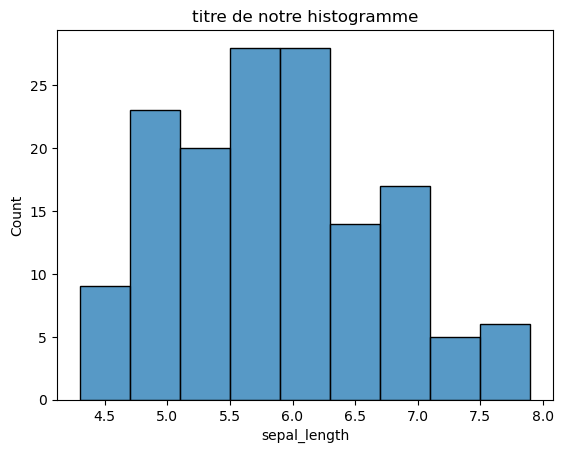
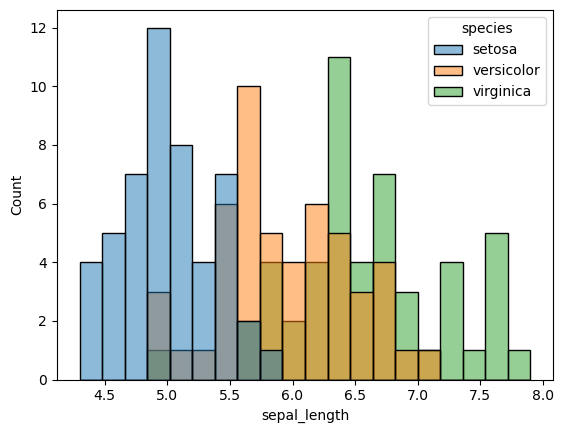
The notebook cell's code change between the first figure and the second:
--- before
+++ after
@@ -20,6 +20,5 @@
 # correction : importation de la dataset iris : 
 iris = sns.load_dataset("iris")
-print(iris.head())
-sns.histplot(iris["sepal_length"])
-plt.title("titre de notre histogramme")
+print(iris.head(5))
+sns.histplot(data=iris, x="sepal_length", hue="species", bins=20, alpha=0.5)
 plt.show()

Commit: feat(mini-projet) : creation d'un dossier de mini projet pour chaque exercice